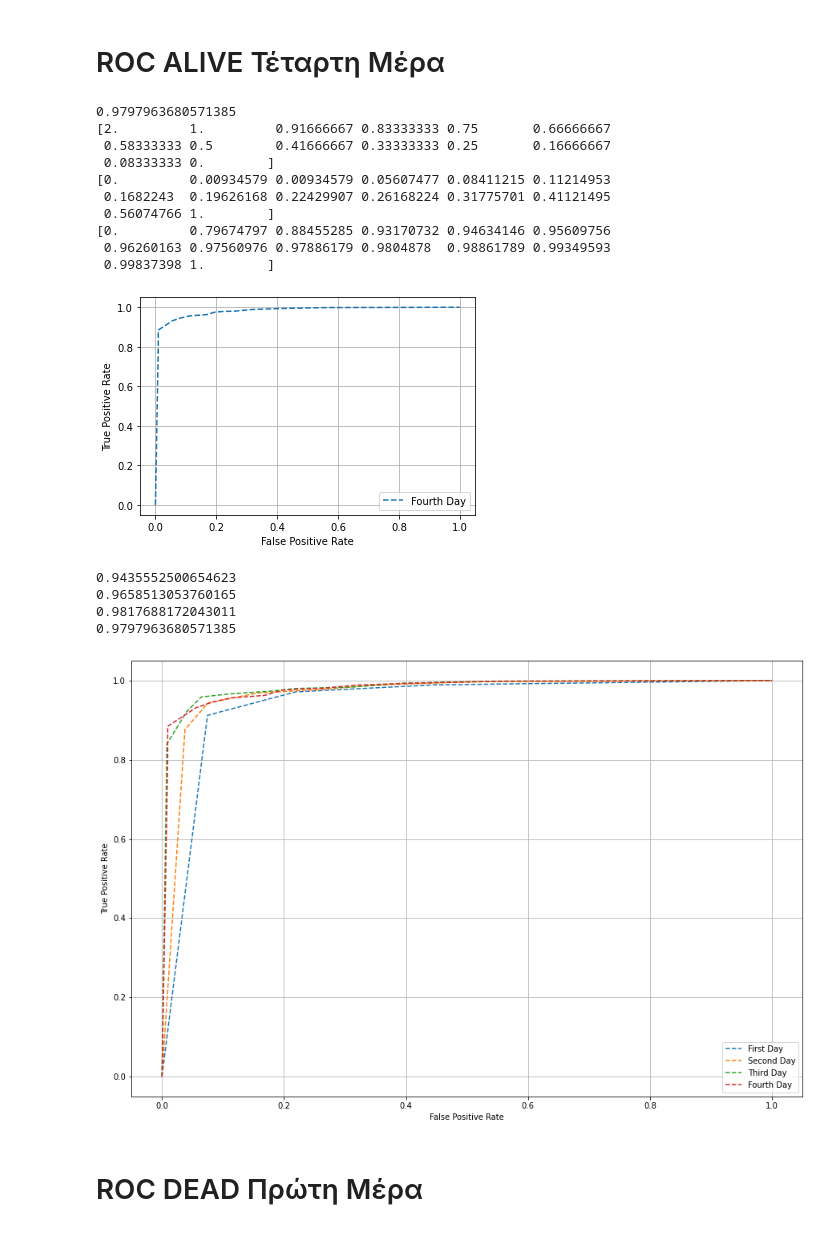
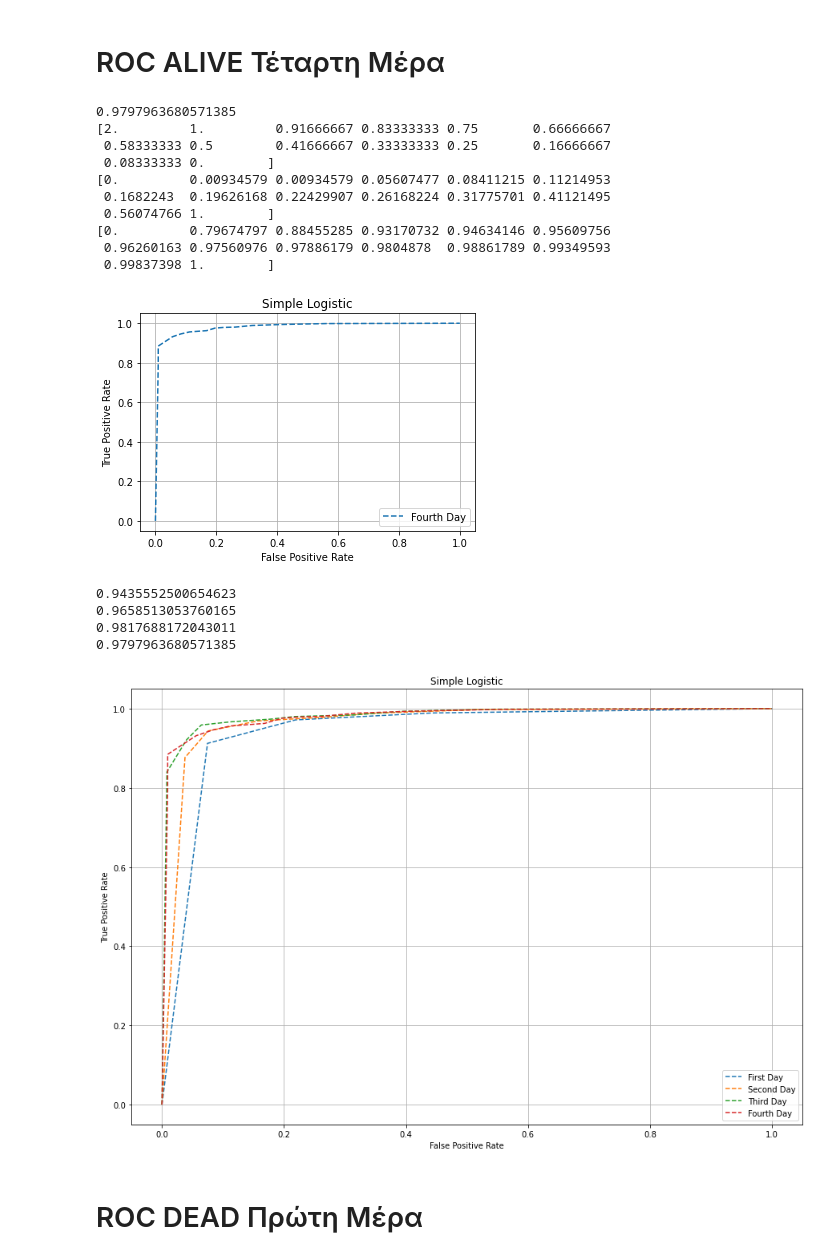
Before and after one commit to DimopDim/MimicIV, a Jupyter notebook: New_Code/07_11_ROC_Simple_Logistic.ipynb, the cells around one changed output. Saved outputs shown, nothing was run; the diff lists cells and outputs as text; code cells hidden in the pictures.

```diff
--- a/New_Code/07_11_ROC_Simple_Logistic.ipynb
+++ b/New_Code/07_11_ROC_Simple_Logistic.ipynb
@@ -156,28 +161,30 @@ pyplot.show()
 # %%
 print(roc_auc_score(ground_truth_alive4, prob_alive4))
 fpr4, tpr4, thresholds4 = roc_curve(ground_truth_alive4, prob_alive4)
 pyplot.plot(fpr4, tpr4, linestyle='--', label='Fourth Day')
 
 pyplot.xlabel('False Positive Rate') # Εκτυπώνει τον τίτλο του Χ
 pyplot.ylabel('True Positive Rate') # Εκτυπώνει τον τίτλο του Υ
 pyplot.legend() #Εκτυπώνει το label
 pyplot.grid(True) # Εκτυπώνει τα τετράγωνα
+pyplot.title("Simple Logistic")
+
 print(thresholds4)
 print(fpr4)
 print(tpr4)
 pyplot.show()
 # %% [output]
 0.9797963680571385
 [2.         1.         0.91666667 0.83333333 0.75       0.66666667
  0.58333333 0.5        0.41666667 0.33333333 0.25       0.16666667
  0.08333333 0.        ]
 [0.         0.00934579 0.00934579 0.05607477 0.08411215 0.11214953
  0.1682243  0.19626168 0.22429907 0.26168224 0.31775701 0.41121495
  0.56074766 1.        ]
 [0.         0.79674797 0.88455285 0.93170732 0.94634146 0.95609756
  0.96260163 0.97560976 0.97886179 0.9804878  0.98861789 0.99349593
  0.99837398 1.        ]
-[figure, old version]
+[figure, new version]
 # %%
 # ROC four days Multiclass Alive
 # %%
@@ -196,14 +203,14 @@ pyplot.xlabel('False Positive Rate') # Εκτυπώνει τον τίτλο το
 pyplot.ylabel('True Positive Rate') # Εκτυπώνει τον τίτλο του Υ
 pyplot.legend() #Εκτυπώνει το label
 pyplot.grid(True) # Εκτυπώνει τα τετράγωνα
-
+pyplot.title("Simple Logistic")
 pyplot.show()
 # %% [output]
 0.9435552500654623
 0.9658513053760165
 0.9817688172043011
 0.9797963680571385
-[figure, old version]
+[figure, new version]
 # %% [markdown]
 # ROC DEAD Πρώτη Μέρα
 # %%
```
Also changed, not shown: parts of 8 cells of this notebook.
